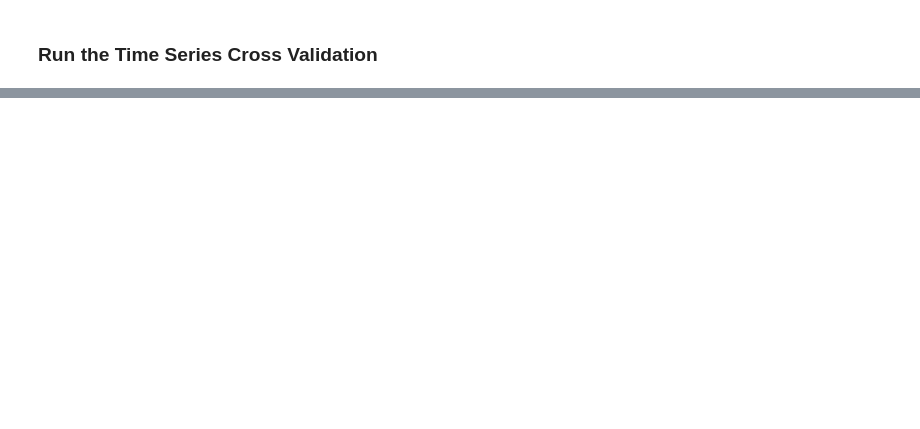
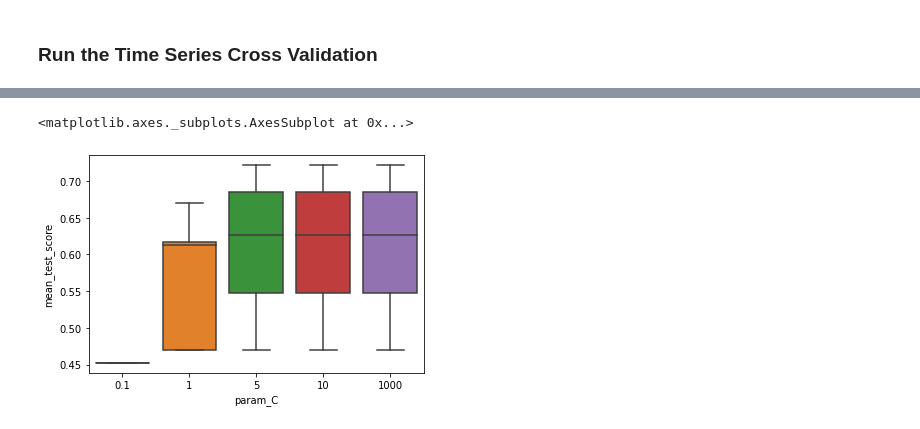
Before and after one commit to staceybeck/teambrainiac, a Jupyter notebook: source/group_svm/Timeseries_Cross_Validation.ipynb, the cells around one changed output, grey strips where cells are left out. Drawn from its saved outputs; the diff is of its cells as text; code cells hidden in the pictures; blank space fills up the shorter version.

Commit message:
Completed grid search on YA

```diff
--- a/source/group_svm/Timeseries_Cross_Validation.ipynb
+++ b/source/group_svm/Timeseries_Cross_Validation.ipynb
@@ -270,0 +307,6 @@ time_series_cv(X, y, max_train, test_size, splits, gd_srch, param_dict, file_nam
+# %%
+grid_dict = access_load_data('metrics/group_svm/mask/YA_YA_mask_grdsrchcv.pkl', False)
+# %%
+import pandas as pd
+grid_df = pd.DataFrame(grid_dict['grid_search'][0])
+grid_df.head(10)
@@ -270,0 +352,9 @@ time_series_cv(X, y, max_train, test_size, splits, gd_srch, param_dict, file_nam
+# %%
+g = grid_df[['param_C',	'mean_test_score']]
+# %%
+import seaborn as sns
+
+sns.boxplot(x = g['param_C'], y = g['mean_test_score'])
+# %% [output]
+<matplotlib.axes._subplots.AxesSubplot at 0x...>
+[figure, added]
```
Also changed, not shown: parts of 13 cells of this notebook.
